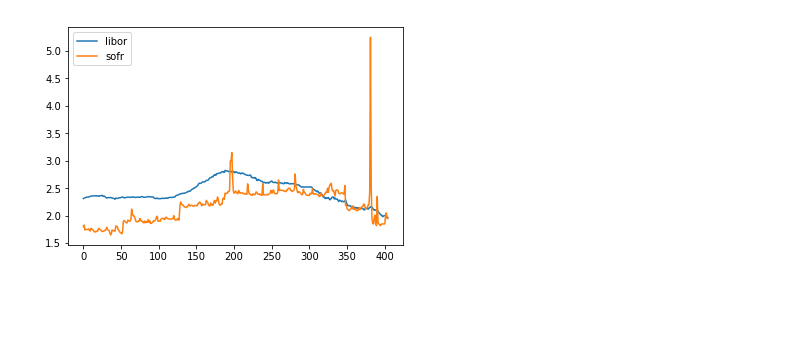
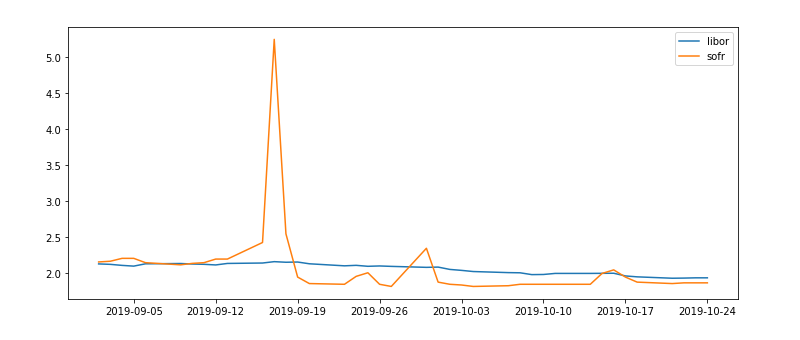
Before and after one commit to IrwinLai/SPX-Implied-Volatility, a Jupyter notebook: SPX_IV.ipynb, the cells around one changed output. Saved outputs shown, nothing was run; the diff lists cells and outputs as text; code cells hidden in the pictures; blank space fills up the shorter version.

```diff
--- a/SPX_IV.ipynb
+++ b/SPX_IV.ipynb
@@ -17,0 +7,12 @@ data.head()
+# %%
+# clean data
+data = pd.read_csv('spx_iv.csv')
+tem = list(data.columns)
+tem[3:26] = map(lambda x:x.split(' ')[3], tem[3:26])
+tem[28:41] = map(lambda x:x.split(' ')[3], tem[28:41])
+tem[41:63] = map(lambda x:x.split(' ')[3]+'_IV', tem[41:63])
+tem[63:77] = map(lambda x:x.split(' ')[3]+'_IV', tem[63:77])
+data.columns = tem
+data.Dates = pd.to_datetime(data.Dates)
+data.index = data.Dates
+data.head()
@@ -18,12 +28,13 @@ data.head()
 # %%
 # using SPFR to replace LIBOR
 # Why SOFR increased by 2.5% on Sept 17th?
+f, ax = plt.subplots(figsize=(12, 5))
 plt.plot(data.LIBOR, label = 'libor')
 plt.plot(data.SOFR, label = 'sofr')
 plt.legend()
 plt.show()
 # %% [output]
-[figure, old version]
+[figure, new version]
 # %% [markdown]
 <img src="https://tva1.sinaimg.cn/large/006y8mN6gy1g85d5sj45xj30ti0fq75r.jpg" width = "45%" />
 
```
Also changed, not shown: parts of 5 cells of this notebook, 1 other file.
